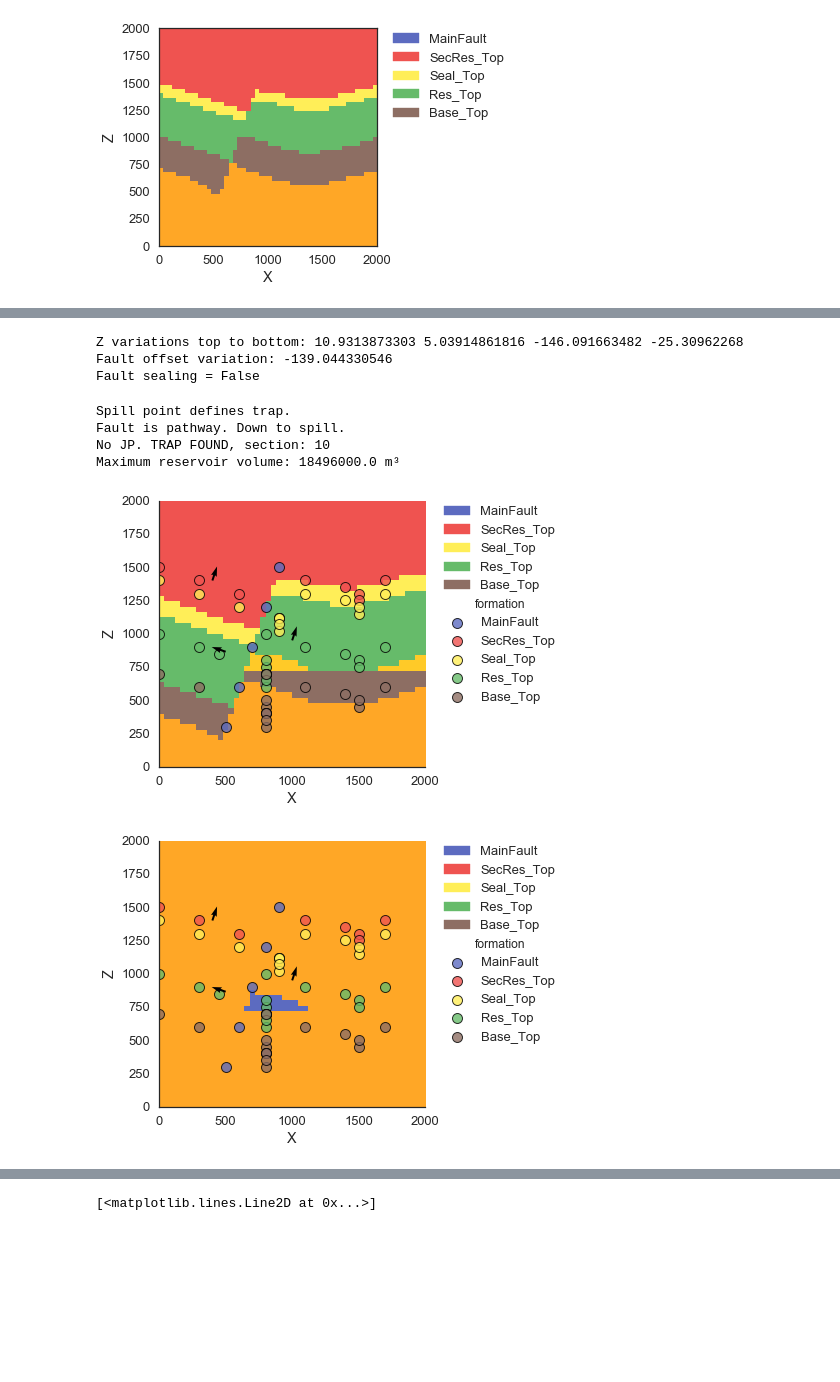
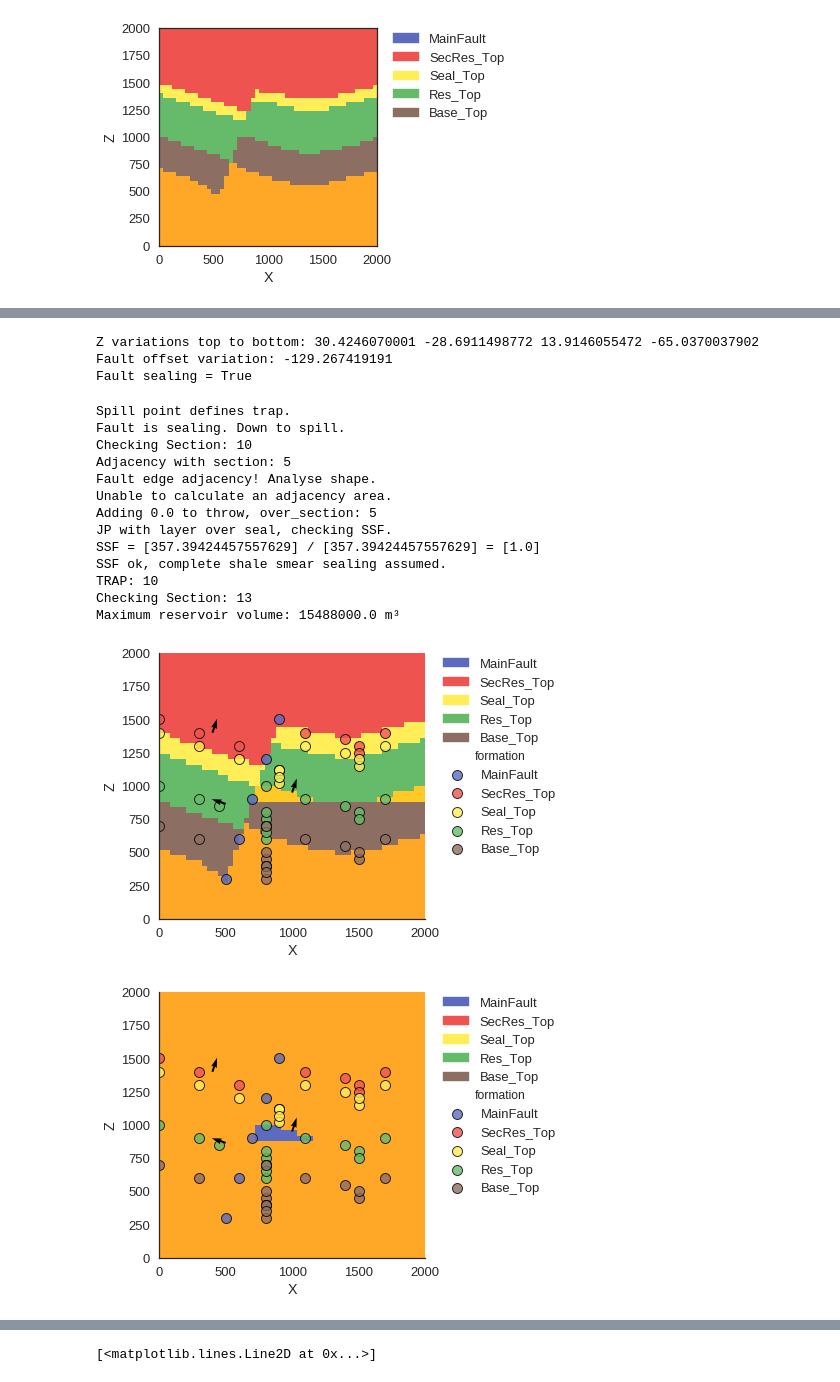
Before and after one commit to nre-aachen/Theses, a Jupyter notebook: Risk analysis/Notebooks/3D uncertainty Version 2 (improved model functions and likelihood implementation).ipynb, the cells around one changed output, grey strips where cells are left out. Drawn from its saved outputs; the diff is of its cells as text; code cells hidden in the pictures; blank space fills up the shorter version.

Commit message:
Implemented Shale Smear Factor! Need to adapt modle now.

```diff
--- a/Risk analysis/Notebooks/3D uncertainty Version 2 (improved model functions and likelihood implementation).ipynb
+++ b/Risk analysis/Notebooks/3D uncertainty Version 2 (improved model functions and likelihood implementation).ipynb
@@ -352,15 +349,14 @@ def res_mask(lith,fault, bottom_z, formation_nr):
 #    trap_mask = bool_block[1:-1,1:-1,1:-1]
 #    return trap_mask    # this mask returns True for all voxels which were accepted as trap voxels
 
-def topo_analysis(lith, fault, fault_seal):
+def topo_analysis(lith, fault, fault_seal, seal_th):
     #fig = plt.figure()
     traps = []
     # Padding of lith- and fault-block (creating border sections, formation number = 8)
     lith_pad = (np.pad(lith.reshape(50,50,50), 1, 'constant', constant_values = (8,8)))
     fault_pad = (np.pad(fault.reshape(50,50,50), 1, 'constant', constant_values = (8,8)))
-    topo = Topology.Topology(lith_pad, fault_pad, 1)
-    G, centroids, labels_unique, lith_to_labels_lot, labels_to_lith_lot = gp.topology_analyze(lith_pad, fault_pad, 1)
-    topo_block = topo.labels
+    G, centroids, labels_unique, lith_to_labels_lot, labels_to_lith_lot, topo_block = \
+    gp.topology_analyze(lith_pad, fault_pad, 1, areas_bool=False, return_block=True)
     # Finding sections which are possible traps in the reservoir (formation number = 7)
     trap_keys = [int(k) for k in lith_to_labels_lot["7"].keys()] # potential trap sections
     pad_keys = [int(p) for p in lith_to_labels_lot["8"].keys()] # model border sections
@@ -372,24 +368,13 @@ def topo_analysis(lith, fault, fault_seal):
     bool_block = np.zeros_like(topo_block)
     # Check for each possible trap section, if it is connected to a border
     for tk in trap_keys:
-        #print('Checking Section:', tk)
-        juxta_counter = 0
+        print('Checking Section:', tk)
         # Check for adjacency to model border
         if gp.topology_check_adjacency(G, tk, pad_keys[0]) == False:
-            # Check for connection (juxtaposition!) to overlying layers (above seal)
-            if fault_seal == False: # if fault is sealing, juxtaposition is irrelevant
-                for ok in tot_over_keys:
-                    if gp.topology_check_adjacency(G, tk, ok) == True: # check for juxtaposition
-                        print('JP found Trap section %s to overlying section %s.' % (tk, ok))
-                        juxta_counter += 1
-                if juxta_counter == 0:
-                    traps.append(tk) # TRAP is accepted, no JP, no connection to border
-                    print("No JP. TRAP FOUND, section:", tk)
-                else:
-                    print('Trap %s is juxtaposed --> leaking' % tk) # possible TRAP is discarded due to JP
-            else:
-                print("Fault SEALING, JP irrelevant. TRAP FOUND, section:", tk)
-                traps.append(tk) # TRAP accepted, no check for JP necessary, no connection to border
+            # Check for connection (juxtaposition!) to overlying layers (above seal) and SSF
+            if juxta_SSF_check(G, tk, tot_over_keys, topo_block, seal_th) == True:
+                traps.append(tk)
+                print('TRAP:', tk)
     if traps == []:
         print('No trap found! =(')
     else:
@@ -442,7 +461,7 @@ SyntaxError: unexpected EOF while parsing (<ipython-input-49-7eb44f7d370b>, line
 # %%
 # MAIN FUNCTION: Calculation of maximum fill volume in reservoir traps
 
-def max_trap_vol(interp_data, lith, fault, res_surface, fault_sealing):
+def max_trap_vol(interp_data, lith, fault, res_surface, fault_sealing, seal_th):
 
     bottom_surface = np.ones_like(res_surface) # needed?
     spill_point, leak_point = spill_leak_P(interp_data, res_surface, lith, fault, print_figures=False)
@@ -515,7 +534,7 @@ def max_trap_vol(interp_data, lith, fault, res_surface, fault_sealing):
             #res_vol = ((scale_factor)**3) * vol_cells
             #print("VOLUME INCLUDING OUTSIDE TRAP:" ,res_vol)
 
-            final_trap_mask = topo_analysis(lith, fault, fault_sealing)
+            final_trap_mask = topo_analysis(lith, fault, fault_sealing, seal_th)
             #lith[pre_trap_mask_bool] = 5
             lith[final_trap_mask] = 9                         # setting final trap to formation value = 9
             vol_cells = np.count_nonzero(final_trap_mask)
@@ -569,8 +588,8 @@ z_unc_res_top = pymc.Normal('z_unc_res_top', 0, 1./np.square(std_res_top/rescale
 z_unc_base_top = pymc.Normal('z_unc_base_top', 0, 1./np.square(std_base_top/rescale_f))
 
 # SETTING FAULT OFFSET UNCERTAINTY
-std_offset = 75
-offset_unc = pymc.Normal('offset_unc', -50/rescale_f, 1./np.square(std_offset/rescale_f))
+std_offset = 1
+offset_unc = pymc.Normal('offset_unc', -130/rescale_f, 1./np.square(std_offset/rescale_f))
 
 # FAULT SEALING UNCERTAINTY (p = probability of success (1 = True); True = fault sealing)
 fault_sealing = pymc.Bernoulli('fault_sealing_unc',p=.25)
@@ -679,7 +698,7 @@ def sec_res_th(interp_data=interp_unc):
 
 # Volumetric calculation
 @pymc.deterministic
-def structural_model(interp_data_M=interp_unc, fault_sealing=fault_sealing,
+def structural_model(interp_data_M=interp_unc, fault_sealing=fault_sealing, seal_th=seal_th,
                      lh=lith_holder, fh=fault_holder, idh=interp_holder, print_figures=True):
     print('Fault sealing =', fault_sealing)
     try:
@@ -687,41 +706,50 @@ def structural_model(interp_data_M=interp_unc, fault_sealing=fault_sealing,
         lith_block = lith_sol[0]
         fault_block = fault_sol[0]
         res_top_surf, res_top_surf_simp = gp.get_surfaces(
                                               interp_data = interp_data_M, potential_lith=lith_sol[1],
             potential_fault=fault_sol[1], n_formation = interp_data.get_formation_number()['Res_Top'])
-        max_vol, lith_sol[0], bottom, trap = max_trap_vol(interp_data_M, lith_block, fault_block, res_top_surf, fault_sealing)
+        max_vol, lith_sol[0], bottom, trap = max_trap_vol(interp_data_M, lith_block, fault_block, res_top_surf, fault_sealing, seal_th)
         print("Maximum reservoir volume: %s m³" % max_vol)
         #gp.plot_section(geo_data, lith_sol[0,0], 5, plot_data =1)
         #gp.plot_section(geo_data, lith_sol[0,0], 45, plot_data =1)
         if print_figures == True:
             gp.plot_section(geo_data, lith_sol[0], 25, plot_data =1)
             gp.plot_section(geo_data, trap, 25, plot_data =1)
         return lith_sol, fault_sol, max_vol, trap
     except np.linalg.linalg.LinAlgError as err:
         # In case of LinAlgError, use original model
         print('LinAlgError occurred!')
         lith_sol = lh
         fault_sol = fh
         lith_block = lith_sol[0]
         fault_block = fault_sol[0]
         res_top_surf, res_top_surf_simp = gp.get_surfaces(
                                               interp_data = idh, potential_lith=lith_sol[1],
             potential_fault=fault_sol[1], n_formation = interp_data.get_formation_number()['Res_Top'])
-        max_vol, lith_sol[0], bottom, trap = max_trap_vol(idh, lith_block, fault_block, res_top_surf, fault_sealing)
+        max_vol, lith_sol[0], bottom, trap = max_trap_vol(idh, lith_block, fault_block, res_top_surf, fault_sealing, seal_th)
         print("Maximum reservoir volume: %s m³" % max_vol)
         return lith_sol, fault_sol, max_vol, trap
 
 # Avoid layer inversion by giving negative thicknesses a likelihood of zero
 #@pymc.deterministic
 #def no_inversion(sec_res_th=sec_res_th, res_th=res_th, seal_th=seal_th)
 # %% [output]
-Z variations top to bottom: 10.9313873303 5.03914861816 -146.091663482 -25.30962268
-Fault offset variation: -139.044330546
-Fault sealing = False
+Z variations top to bottom: 30.4246070001 -28.6911498772 13.9146055472 -65.0370037902
+Fault offset variation: -129.267419191
+Fault sealing = True
 Spill point defines trap.
-Fault is pathway. Down to spill.
-No JP. TRAP FOUND, section: 10
-Maximum reservoir volume: 18496000.0 m³
+Fault is sealing. Down to spill.
+Checking Section: 10
+Adjacency with section: 5
+Fault edge adjacency! Analyse shape.
+Unable to calculate an adjacency area.
+Adding 0.0 to throw, over_section: 5
+JP with layer over seal, checking SSF.
+SSF = [357.39424457557629] / [357.39424457557629] = [1.0]
+SSF ok, complete shale smear sealing assumed.
+TRAP: 10
+Checking Section: 13
+Maximum reservoir volume: 15488000.0 m³
-[figure, old version]
+[figure, new version]
-[figure, old version]
+[figure, new version]
 # %%
```
Also changed, not shown: parts of 9 cells of this notebook.
